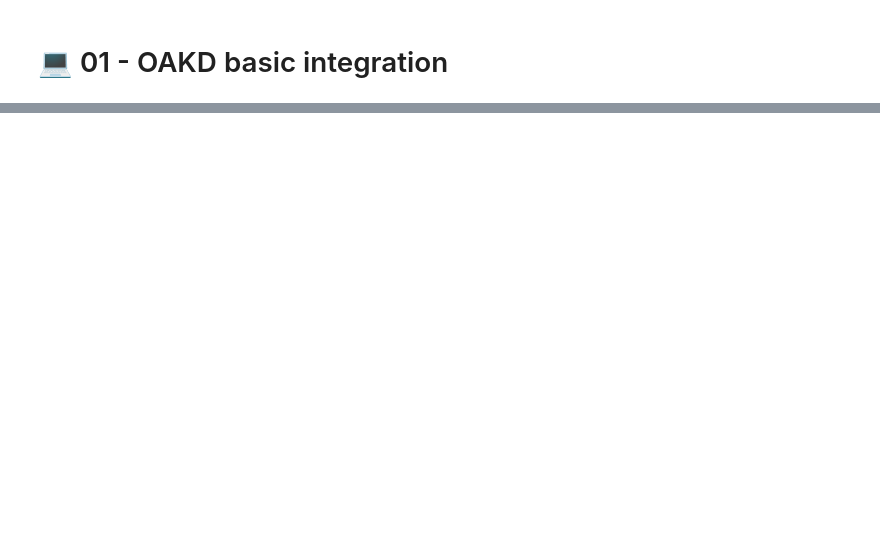
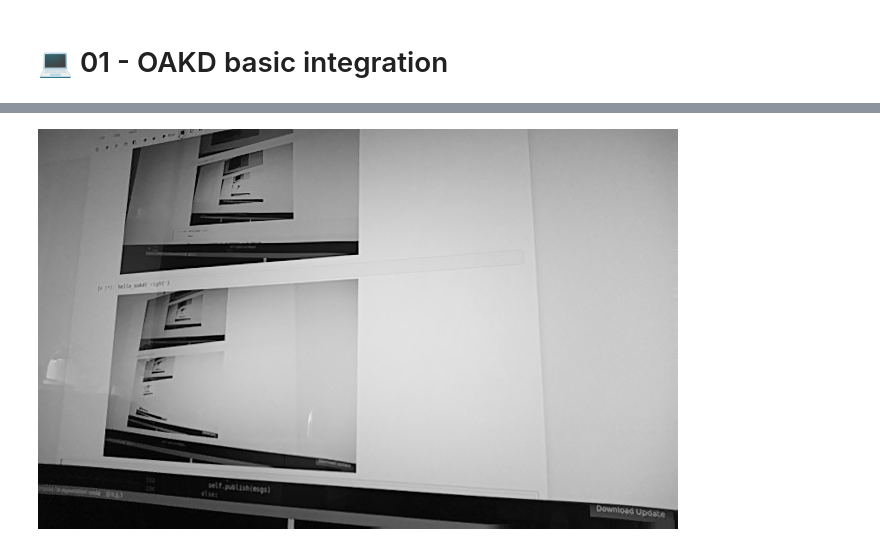
Before and after one commit to viciopoli01/oakd-tutorials, a Jupyter notebook: oakd/solution/01-basic-integration/basics.ipynb, the cells around one changed output, grey strips where cells are left out. Saved outputs shown, nothing was run; the diff lists cells and outputs as text; code cells hidden in the pictures; blank space fills up the shorter version.

```diff
--- a/oakd/solution/01-basic-integration/basics.ipynb
+++ b/oakd/solution/01-basic-integration/basics.ipynb
@@ -915,0 +186,4 @@ RuntimeError: You cannot instantiate two objects of type DTROS
+# %%
+hello_oakd('right')
+# %% [output]
+[figure, added]
```
Also changed, not shown: parts of 38 cells of this notebook, 1 other file.
